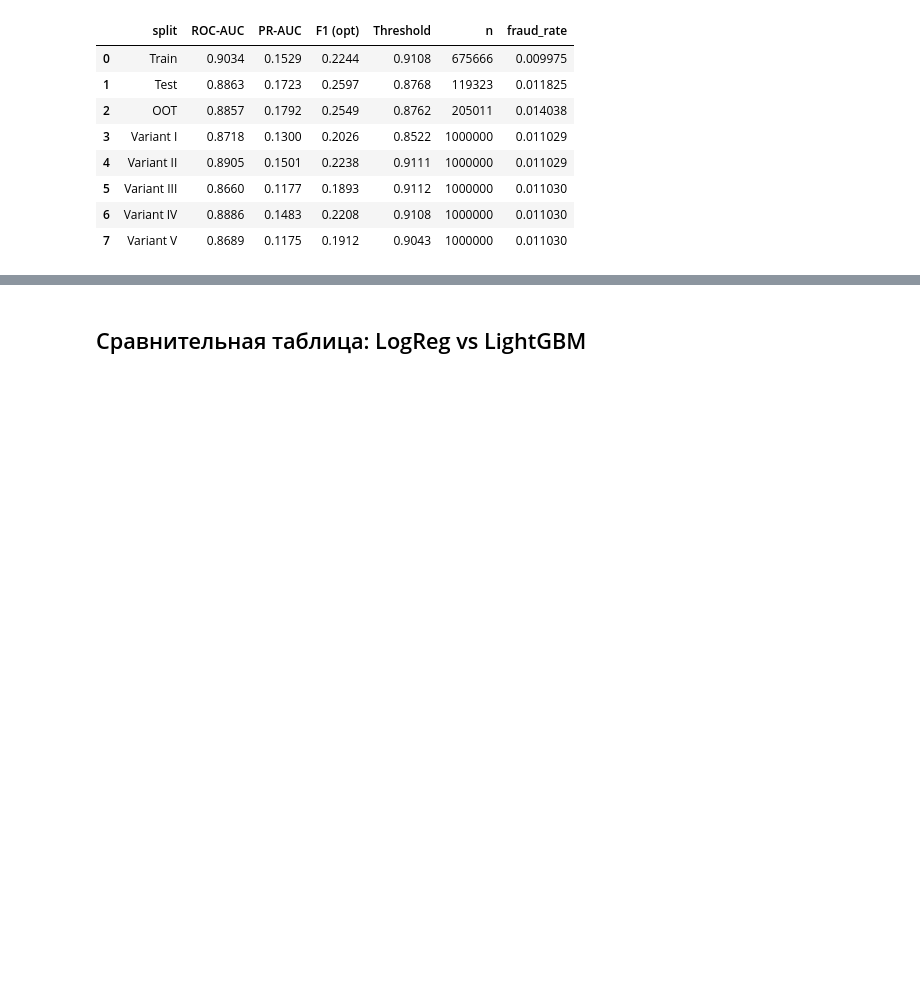
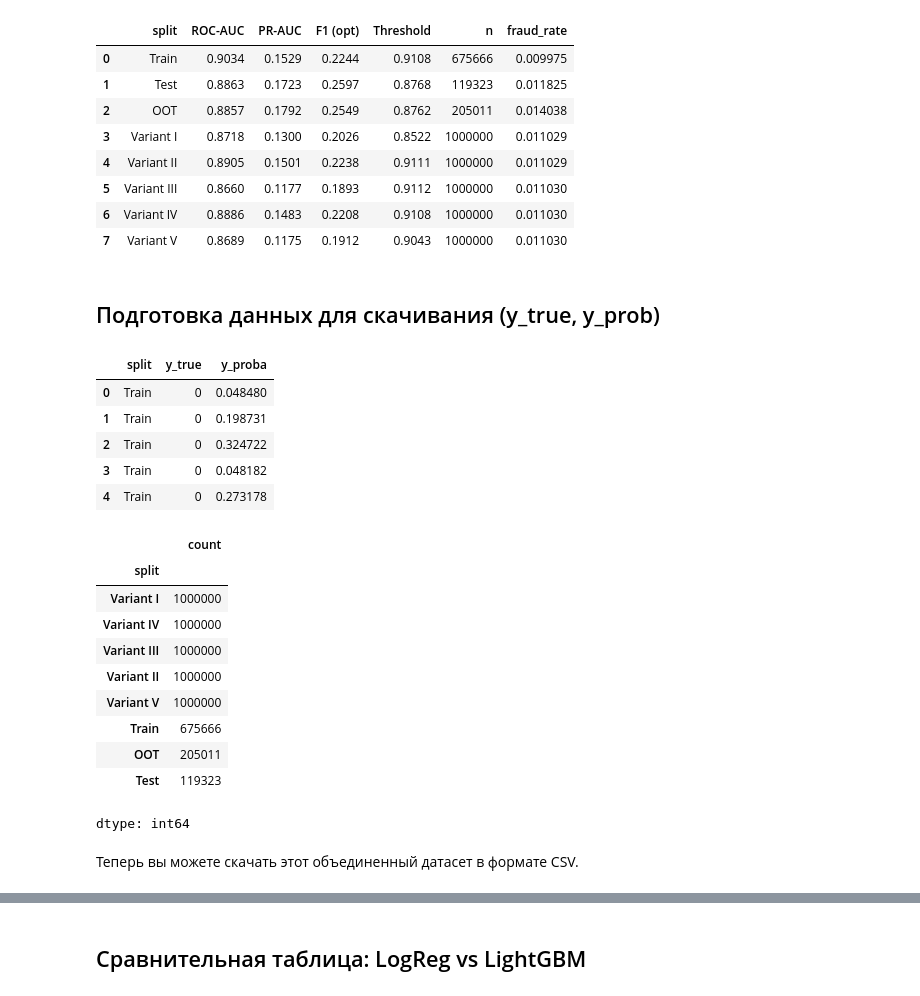
Before and after one commit to Juli-Kareva/Fraud-detection-MDS, a Jupyter notebook: Baseline_lightgbm.ipynb, the cells around one changed output, grey strips where cells are left out. Cells and saved outputs as stored; diff of their text form; code cells hidden in the pictures; blank space fills up the shorter version.

```diff
--- a/Baseline_lightgbm.ipynb
+++ b/Baseline_lightgbm.ipynb
@@ -235,3 +237,47 @@ display(df_lgbm[['split','ROC-AUC','PR-AUC','F1 (opt)','Threshold','n','fraud_ra
 | 5 | Variant III | 0.8660 | 0.1177 | 0.1893 | 0.9112 | 1000000 | 0.011030 |
 | 6 | Variant IV | 0.8886 | 0.1483 | 0.2208 | 0.9108 | 1000000 | 0.011030 |
 | 7 | Variant V | 0.8689 | 0.1175 | 0.1912 | 0.9043 | 1000000 | 0.011030 |
+# %% [markdown]
+## Подготовка данных для скачивания (y_true, y_prob)
+# %%
+data_to_download = []
+
+# Train / Test / OOT
+for split_name, X_sp, y_sp in [
+    ('Train', X_train, y_train),
+    ('Test', X_test, y_test),
+    ('OOT', X_oot, y_oot),
+]:
+    y_prob = lgbm_model.predict_proba(X_sp)[:, 1]
+    data_to_download.append(pd.DataFrame({'split': split_name, 'y_true': y_sp, 'y_proba': y_prob}))
+
+# Variants
+for v_name, (X_v, y_v) in variants.items():
+    y_prob = lgbm_model.predict_proba(X_v)[:, 1]
+    data_to_download.append(pd.DataFrame({'split': f'Variant {v_name}', 'y_true': y_v, 'y_proba': y_prob}))
+
+# Объединяем все данные в один DataFrame
+df_predictions = pd.concat(data_to_download, ignore_index=True)
+
+display(df_predictions.head())
+display(df_predictions['split'].value_counts())
+# %% [output]
+|  | split | y_true | y_proba |
+| 0 | Train | 0 | 0.048480 |
+| 1 | Train | 0 | 0.198731 |
+| 2 | Train | 0 | 0.324722 |
+| 3 | Train | 0 | 0.048182 |
+| 4 | Train | 0 | 0.273178 |
+|  | count |
+| split |  |
+| Variant I | 1000000 |
+| Variant IV | 1000000 |
+| Variant III | 1000000 |
+| Variant II | 1000000 |
+| Variant V | 1000000 |
+| Train | 675666 |
+| OOT | 205011 |
+| Test | 119323 |
+dtype: int64
+# %% [markdown]
+Теперь вы можете скачать этот объединенный датасет в формате CSV.
```
Also changed, not shown: parts of 2 cells of this notebook.
